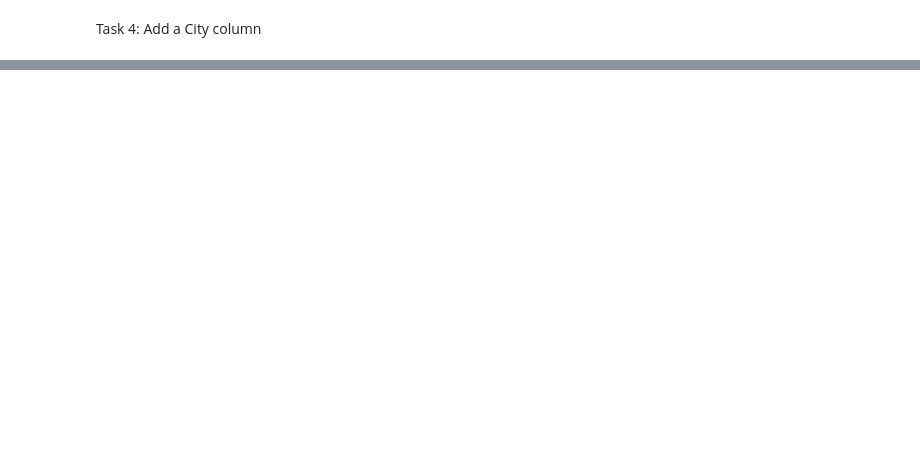
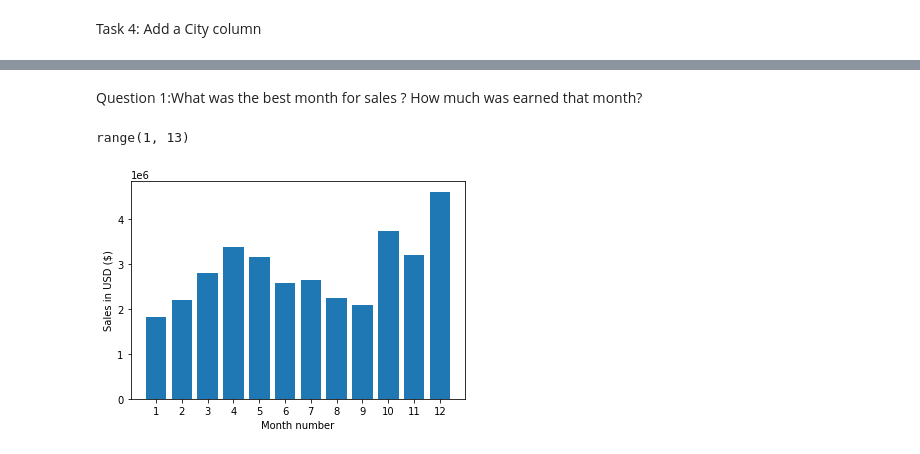
Before and after one commit to Rishiraj-singh7/Sales-Analysis-Data-Science, a Jupyter notebook: main.ipynb, the cells around one changed output, grey strips where cells are left out. Cells and saved outputs as stored; diff of their text form; code cells hidden in the pictures; blank space fills up the shorter version.

Commit message:
Some Ques on Sales Analysis

```diff
--- a/main.ipynb
+++ b/main.ipynb
@@ -119,3 +120,5 @@ all_data.head()
 | 3 | 176560 | Google Phone | 1 | 600.00 | 04/12/19 14:38 | 669 Spruce St, Los Angeles, CA 90001 | 4 | 600.00 | ... |
 | 4 | 176560 | Wired Headphones | 1 | 11.99 | 04/12/19 14:38 | 669 Spruce St, Los Angeles, CA 90001 | 4 | 11.99 | ... |
 | 5 | 176561 | Wired Headphones | 1 | 11.99 | 04/30/19 09:27 | 333 8th St, Los Angeles, CA 90001 | 4 | 11.99 | ... |
+# %% [markdown]
+Question 1:What was the best month for sales ? How much was earned that month?
@@ -121,0 +127,14 @@ all_data.head()
+# %%
+import matplotlib.pyplot as plt
+
+months = range(1,13)
+print(months)
+
+plt.bar(months,all_data.groupby(['Month']).sum()['Sales'])
+plt.xticks(months)
+plt.ylabel('Sales in USD ($)')
+plt.xlabel('Month number')
+plt.show()
+# %% [output]
+range(1, 13)
+[figure, added]
```
Also changed, not shown: parts of 4 cells of this notebook.
